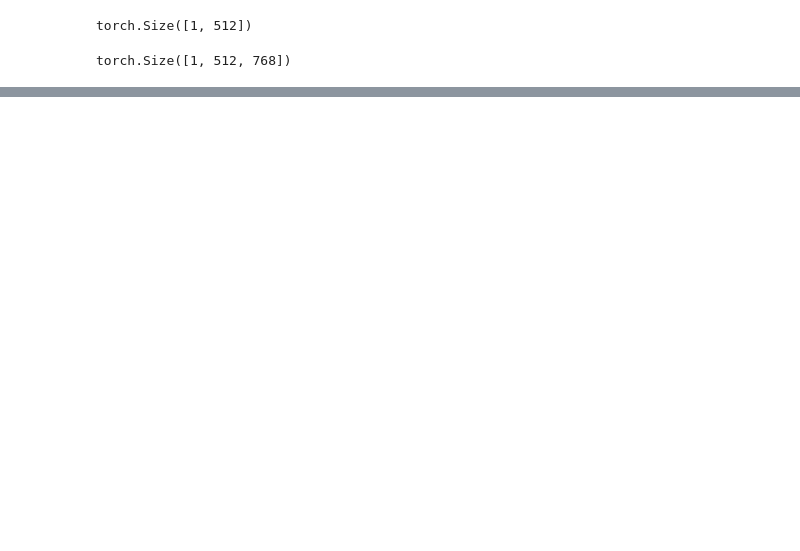
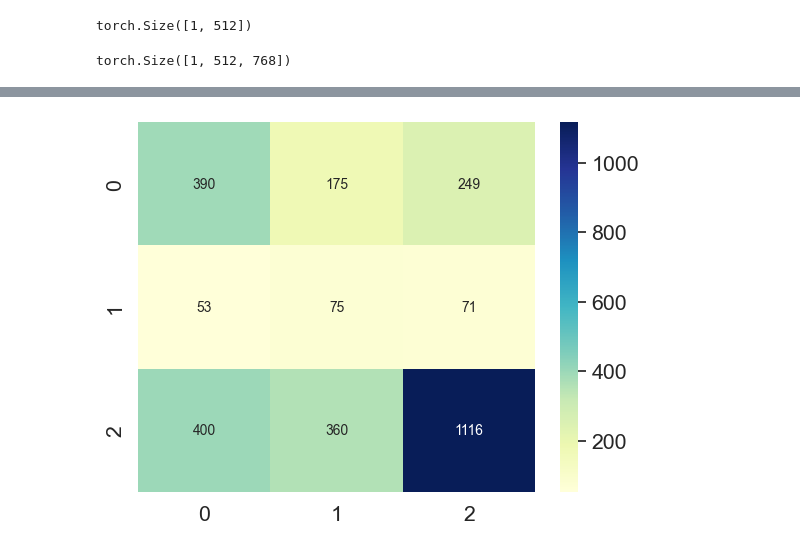
Before and after one commit to fboyle2001/natural-language-processing-y4, a Jupyter notebook: code/part2_stance_detection.ipynb, the cells around one changed output, grey strips where cells are left out. Drawn from its saved outputs; the diff is of its cells as text; code cells hidden in the pictures; blank space fills up the shorter version.

```diff
--- a/code/part2_stance_detection.ipynb
+++ b/code/part2_stance_detection.ipynb
@@ -914,0 +943,14 @@ weighted avg       0.83      0.72      0.74      2723
+# %%
+mlp_config = {
+    "hidden_layers": 1,
+    "hidden_dim": 256,
+    "output_dim": 3,
+    "dropout_prob": 0.2
+}
+
+bert_freeze = False
+
+model = BERTWithMLPHead(
+    bert=bert,
+    **mlp_config
+)
@@ -914,0 +985,3 @@ weighted avg       0.83      0.72      0.74      2723
+# %%
+opt = optim.Adam(model.parameters())
+model = model.to(device)
@@ -914,0 +1015,66 @@ weighted avg       0.83      0.72      0.74      2723
+# %%
+best_validation_loss = 1e9
+save_path = f"./runs/2/{time.time()}_{model.__class__.__qualname__}_{'weighted' if apply_loss_weighting else 'no_weight'}_{'freeze' if bert_freeze else 'not_frozen'}"
+epochs_since_best_validation = 0
+
+os.makedirs(save_path, exist_ok=True)
+
+if not apply_loss_weighting:
+    loss_func = nn.CrossEntropyLoss()
+else:
+    loss_func = nn.CrossEntropyLoss(weight=class_weights.float().to(device))
+
+for epoch in range(1, 101):
+    model.train()
+    epoch_st = time.time()
+    epoch_loss = 0
+
+    batch_acc_loss = 0
+
+    for batch_no, (inp, labels) in enumerate(tqdm(train_dataloader)):
+        inp = inp.to(device)
+        labels = labels.to(device).squeeze()
+
+        # print(inp.shape, labels.shape)
+
+        predictions = model(inp)
+        # print(predictions.shape, labels.shape)
+        loss = loss_func(predictions, labels)
+
+        opt.zero_grad()
+        loss.backward()
+        opt.step()
+
+        epoch_loss += loss.item()
+        batch_acc_loss += loss.item()
+
+        if batch_no != 0 and batch_no % 40 == 0:
+            print(f"[{epoch}:{batch_no}] Loss: {(batch_acc_loss / 40):.3f}")
+            batch_acc_loss = 0
+
+    epoch_dt = time.time() - epoch_st
+    print(f"[{epoch}:END] Took {epoch_dt:.3f}s")
+    print(f"[{epoch}:END] Training Loss: {(epoch_loss / len(train_dataloader)):.3f}")
+
+    validation_pred, avg_validation_loss = evaluate_model(model, val_dataloader, val_labels, apply_loss_weighting)
+    print(f"[{epoch}:END] Validation Loss: {avg_validation_loss:.3f}")
+    print(f"[{epoch}:END] Validation Accuracy: {(validation_pred == val_labels).mean() * 100:.3f}%")
+
+    print(metrics.classification_report(val_labels, validation_pred))
+    plot_confusion_matrix(val_labels, validation_pred)
+    # plot_roc_curve(val_labels, validation_pred) # meaningless for multi-class
+
+    epochs_since_best_validation += 1
+
+    if avg_validation_loss < best_validation_loss:
+        epochs_since_best_validation = 0
+        best_validation_loss = avg_validation_loss
+        torch.save(model.state_dict(), f"{save_path}/model_{epoch}.pth")
+        print(f"[{epoch}:END] Validation loss improved, saved model to {save_path}/model_{epoch}.pth")
+
+    if epochs_since_best_validation >= 4:
+        print(f"[END] Stopping early as validation loss hasn't improved in 4 epochs")
+        break
+
+print("Training complete")
+# %% [output]
@@ -914,0 +1102 @@ weighted avg       0.83      0.72      0.74      2723
+[figure, added]
```
Also changed, not shown: parts of 53 cells of this notebook, 2 other files.
